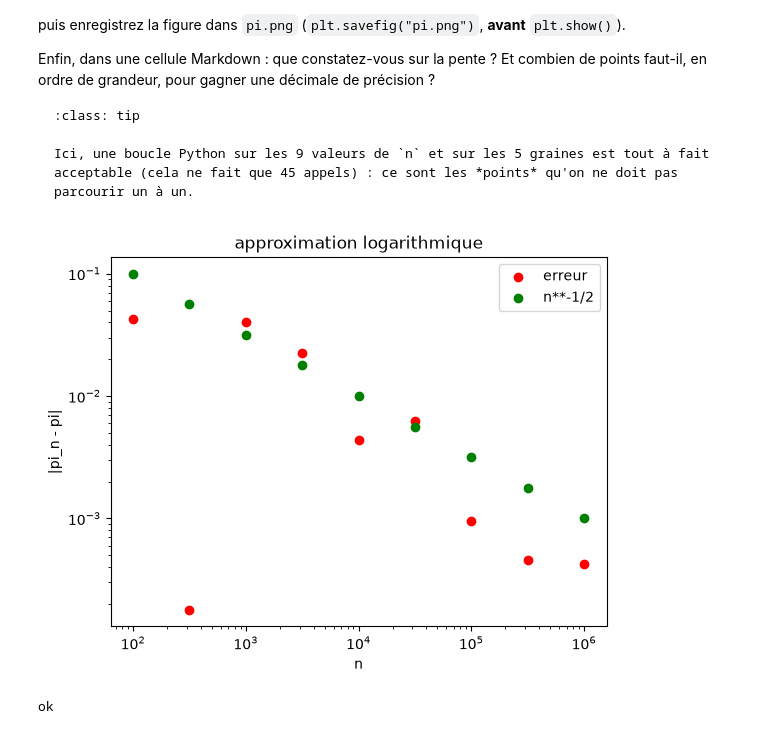
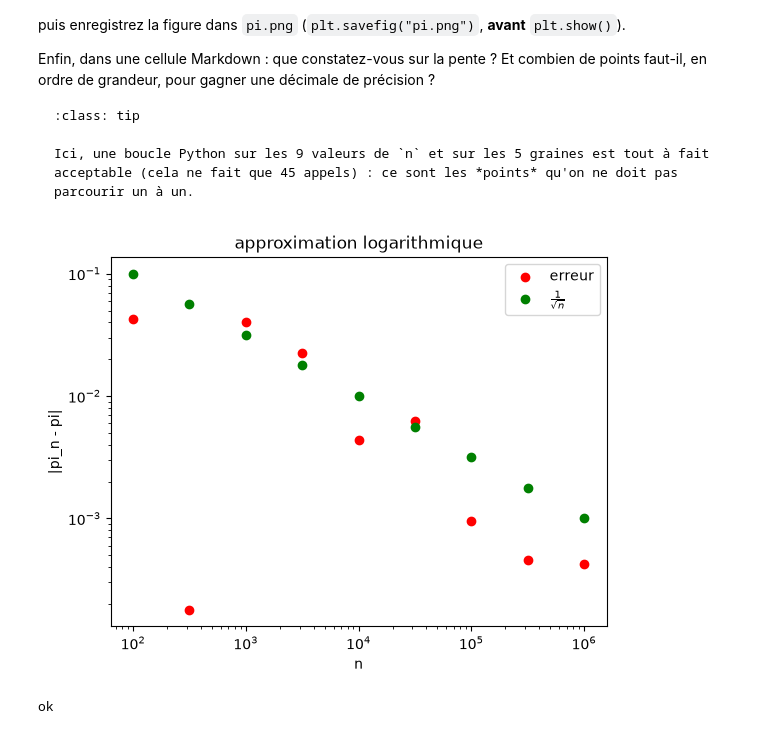
Before and after one commit to LucLesparre/pe-homework, a Jupyter notebook: D2/sujet.ipynb, the cells around one changed output. Drawn from its saved outputs; the diff is of its cells as text; code cells hidden in the pictures.

```diff
--- a/D2/sujet.ipynb
+++ b/D2/sujet.ipynb
@@ -126,24 +126,24 @@ Ici, une boucle Python sur les 9 valeurs de `n` et sur les 5 graines est tout à
 # %%
 seeds_tab = np.array([0,1,2,3,4],dtype=np.uint)
 ns = np.logspace(2, 6, 9).astype(int)
 result= np.empty((len(seeds_tab),9))
 for k in range(len(ns)):
     for i in seeds_tab:
         result[i,k]=estimer_pi(ns[k],i)
 erreurs=np.absolute(result.mean(axis=0)-np.pi)
 
 plt.figure()
 plt.title('approximation logarithmique')
 plt.scatter(ns,erreurs,c='r',label='erreur')
-plt.scatter(ns,1/(np.sqrt(ns)),c='g',label='n**-1/2')
+plt.scatter(ns,1/(np.sqrt(ns)),c='g',label=r'$\frac{1}{\sqrt{n}}$')
 plt.xlabel('n')
 plt.ylabel('|pi_n - pi|')
 plt.loglog()
 plt.legend()
 plt.savefig('pi.png')
 plt.show()
 # %% [output]
-[figure, old version]
+[figure, new version]
 # %%
 assert ns.shape == (9,) and ns[0] == 100 and ns[-1] == 1_000_000
 assert erreurs.shape == (9,)
```
Also changed, not shown: parts of 15 cells of this notebook, 3 other files.
